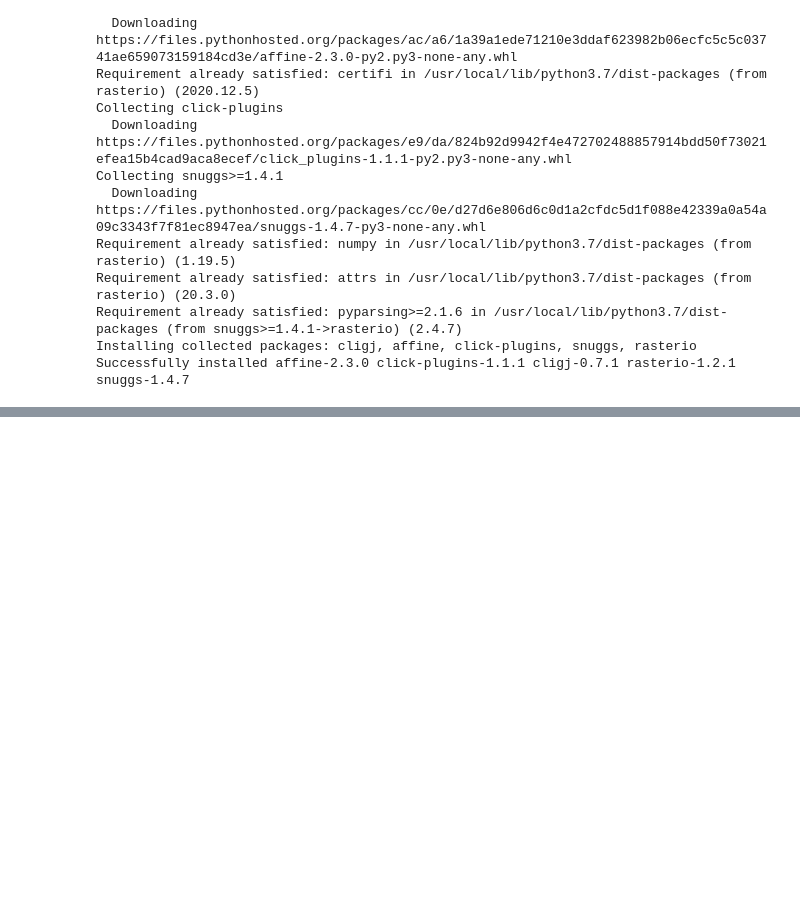
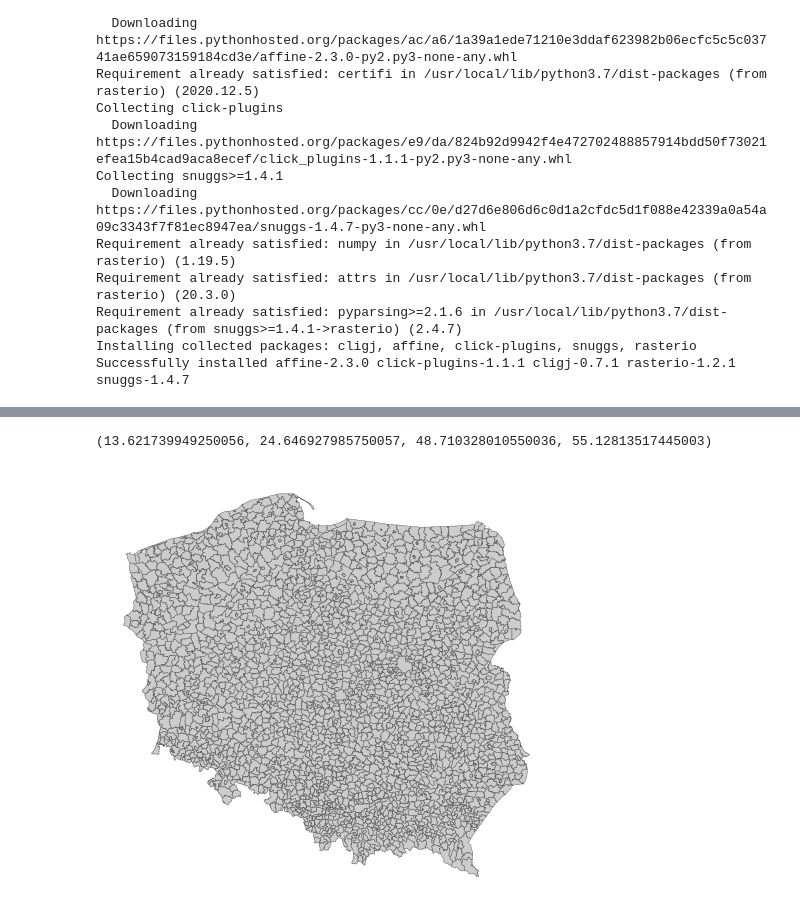
Before and after one commit to ciepielajan/GeoTiff_Satellite_Images, a Jupyter notebook: GeoTiff_-_Satellite_Images_facebook_dane_satelitearne_geotiff_.ipynb, the cells around one changed output, grey strips where cells are left out. Drawn from its saved outputs; the diff is of its cells as text; code cells hidden in the pictures; blank space fills up the shorter version.

```diff
--- a/GeoTiff_-_Satellite_Images_facebook_dane_satelitearne_geotiff_.ipynb
+++ b/GeoTiff_-_Satellite_Images_facebook_dane_satelitearne_geotiff_.ipynb
@@ -64,0 +143,7 @@ plt.imshow(arr)
+# %%
+fig, ax = plt.subplots(1, figsize=(8, 8))
+gminy.plot(ax=ax, linewidth=0.5, edgecolor='0.4', color='0.8')
+ax.axis('off')
+# %% [output]
+(13.621739949250056, 24.646927985750057, 48.710328010550036, 55.12813517445003)
+[figure, added]
```
Also changed, not shown: parts of 39 cells of this notebook.
